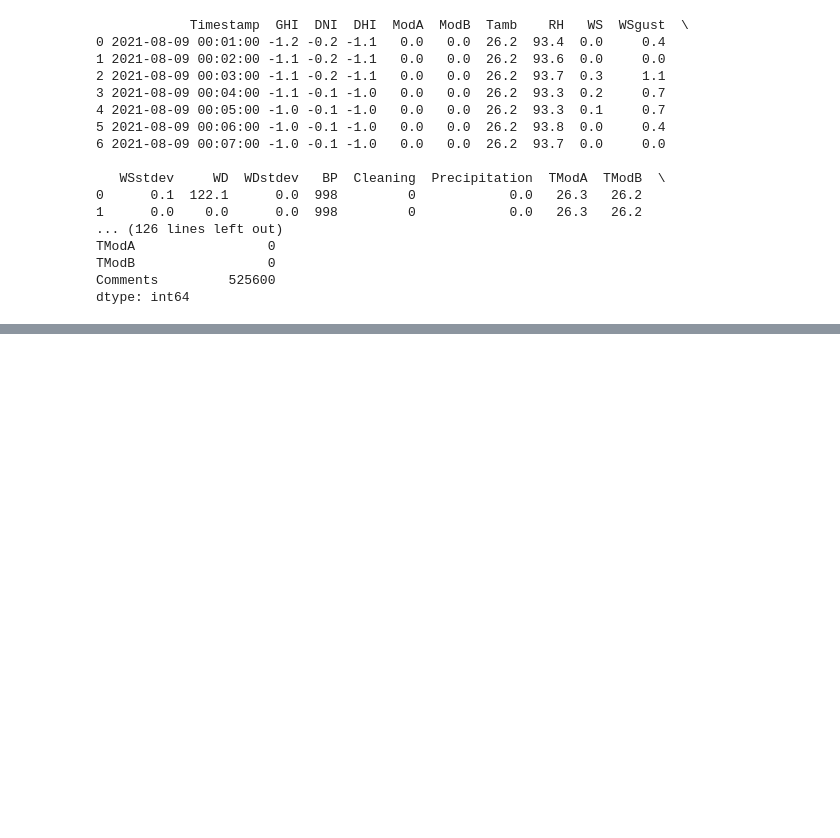
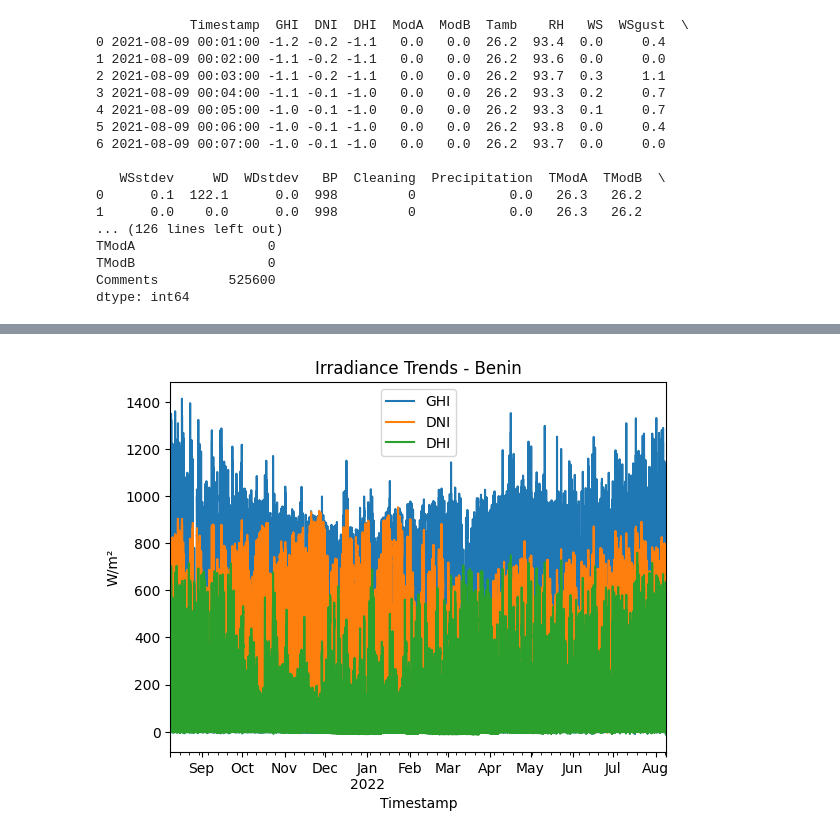
Before and after one commit to AmhaBK/solar-challenge-week1, a Jupyter notebook: eda_benin.ipynb, the cells around one changed output, grey strips where cells are left out. Saved outputs shown, nothing was run; the diff lists cells and outputs as text; code cells hidden in the pictures; blank space fills up the shorter version.

Commit message:
Data profiling and EDA for Benin solar data

```diff
--- a/eda_benin.ipynb
+++ b/eda_benin.ipynb
@@ -31,13 +149,12 @@ dtype: int64
 # %%
-"""
-Cell generated by Data Wrangler.
-"""
-def clean_data(benin):
-    # Drop column: 'Comments'
-    benin = benin.drop(columns=['Comments'])
-    # Sort by column: 'Timestamp' (ascending)
-    benin = benin.sort_values(['Timestamp'])
-    return benin
-
-benin_clean = clean_data(benin.copy())
-benin_clean.head()
+# Sort by column: 'Timestamp' (ascending)
+benin = benin.sort_values(['Timestamp'])
+# Drop column: 'Comments'
+benin_clean = benin.drop(columns=['Comments'])
+# %%
+irradiance_cols = ['GHI', 'DNI', 'DHI']
+benin_clean.set_index('Timestamp')[irradiance_cols].plot(title="Irradiance Trends - Benin")
+plt.ylabel("W/m²")
+plt.show()
+# %% [output]
+[figure, added]
```
Also changed, not shown: parts of 9 cells of this notebook.
